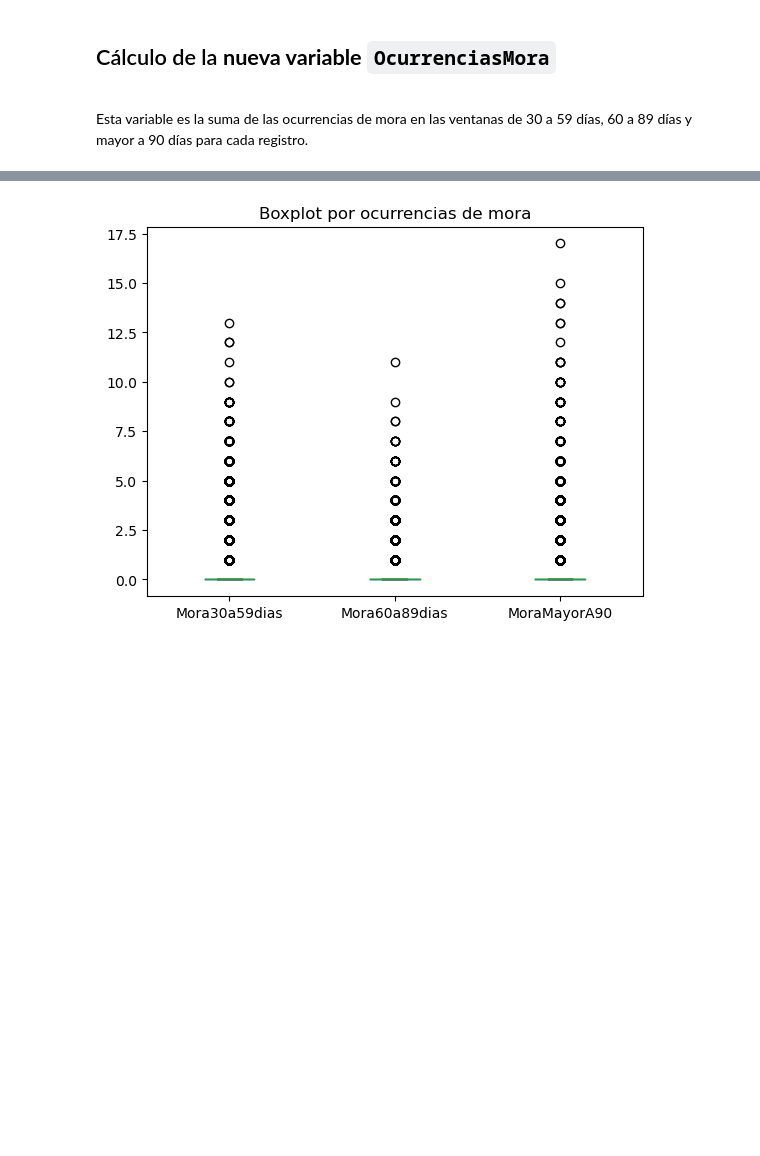
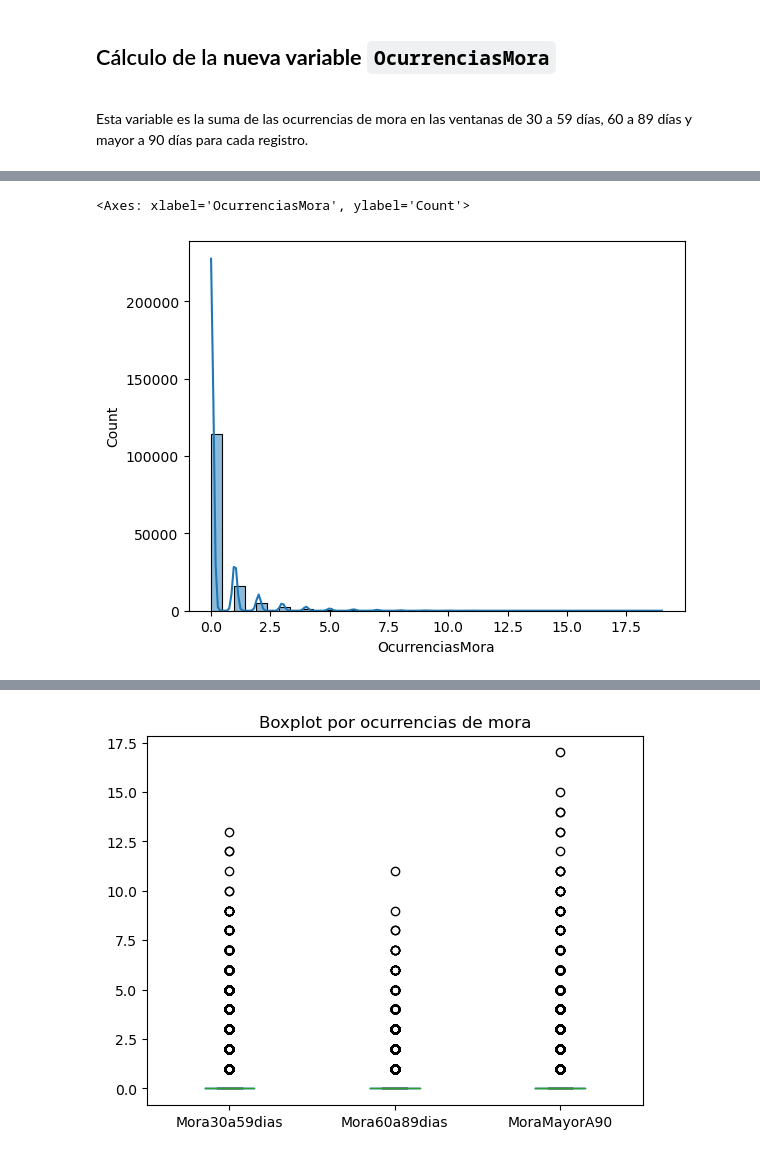
Before and after one commit to 00Fede/givemesomecredit, a Jupyter notebook: Preprocessing.ipynb, the cells around one changed output, grey strips where cells are left out. Cells and saved outputs as stored; diff of their text form; code cells hidden in the pictures; blank space fills up the shorter version.

```diff
--- a/Preprocessing.ipynb
+++ b/Preprocessing.ipynb
@@ -551 +550,11 @@ max          19.000000
 Name: OcurrenciasMora, dtype: float64
+# %%
+# histogram of variable OcurrenciasMora
+sns.histplot(
+    d['OcurrenciasMora'],
+    bins = 40,
+    kde  = True
+)
+# %% [output]
+<Axes: xlabel='OcurrenciasMora', ylabel='Count'>
+[figure, added]
```
Also changed, not shown: parts of 21 cells of this notebook.
